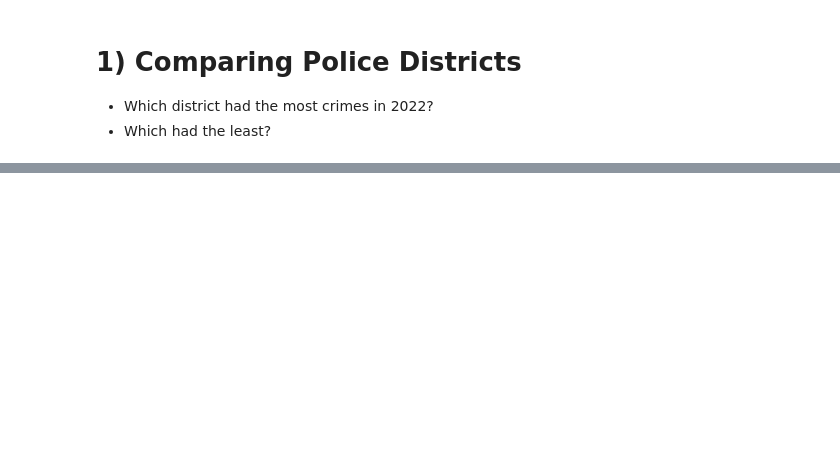
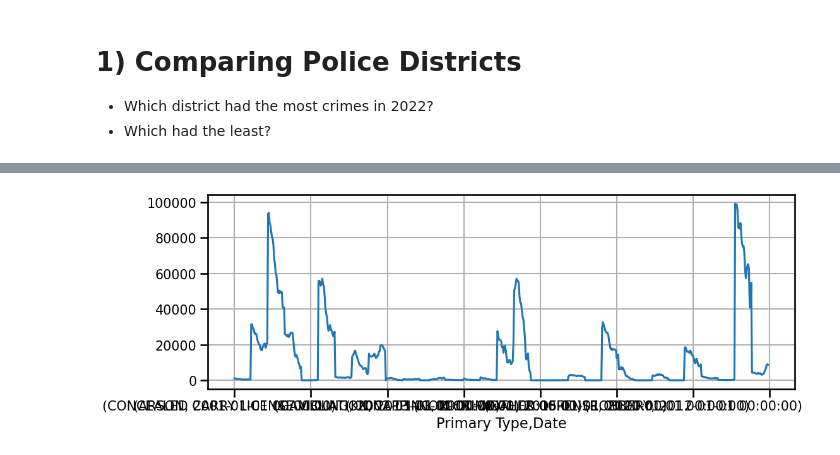
Before and after one commit to LoveidaLucero/Chicago-Crime-Trends, a Jupyter notebook: Part 1.ipynb, the cells around one changed output, grey strips where cells are left out. Saved outputs shown, nothing was run; the diff lists cells and outputs as text; code cells hidden in the pictures; blank space fills up the shorter version.

```diff
--- a/Part 1.ipynb
+++ b/Part 1.ipynb
@@ -104,0 +300,4 @@ DatetimeIndex(['2001-01-01 00:00:00', '2001-01-01 00:00:00',
+# %%
+# groupy by crime and year
+df_res_crimes = df.groupby('Primary Type').resample('AS').size()
+df_res_crimes
@@ -104,0 +318,4 @@ DatetimeIndex(['2001-01-01 00:00:00', '2001-01-01 00:00:00',
+# %%
+df_res_crimes.plot(grid=True);
+# %% [output]
+[figure, added]
```
Also changed, not shown: parts of 70 cells of this notebook.
